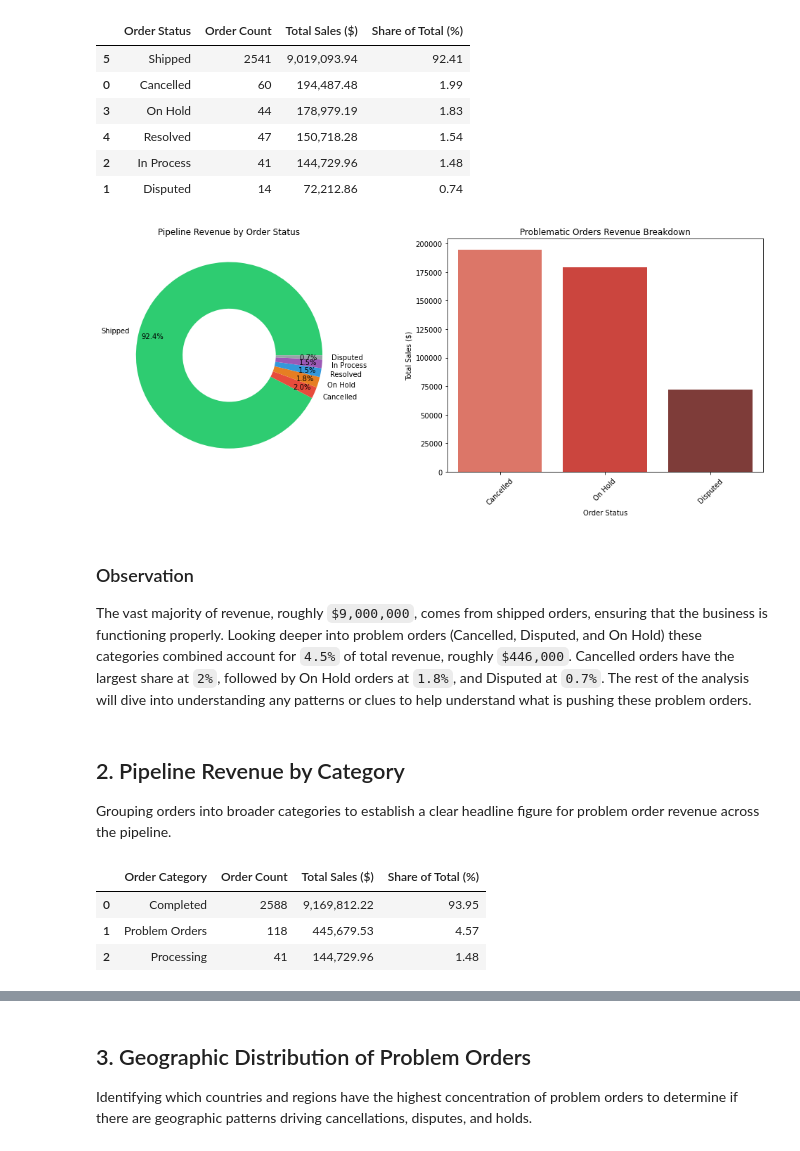
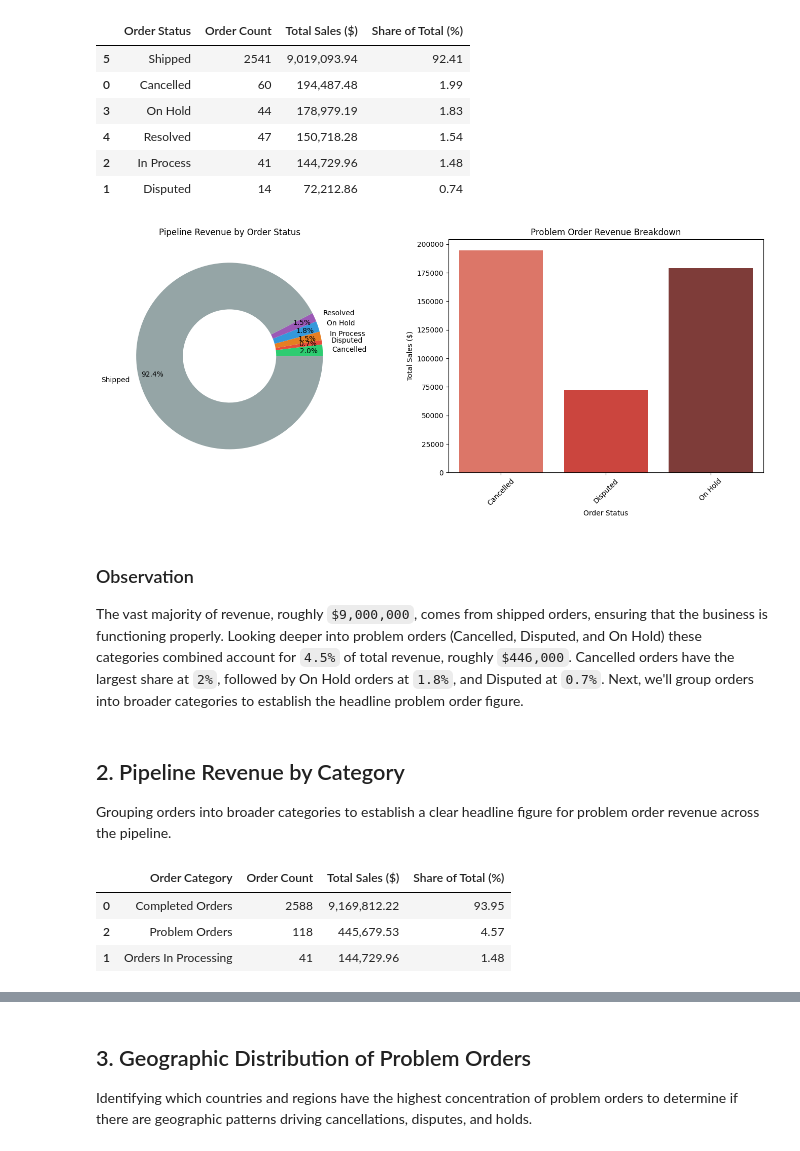
Before and after one commit to mcdonald-r/automobile-sales-analysis, a Jupyter notebook: auto_sales_analysis.ipynb, the cells around one changed output, grey strips where cells are left out. Cells and saved outputs as stored; diff of their text form; code cells hidden in the pictures.

```diff
--- a/auto_sales_analysis.ipynb
+++ b/auto_sales_analysis.ipynb
@@ -57,35 +57,38 @@ status_breakdown.style.format({
 | 2 | In Process | 41 | 144,729.96 | 1.48 |
 | 1 | Disputed | 14 | 72,212.86 | 0.74 |
 # %%
+status_chart = df.groupby('STATUS').agg(
+    order_count=('ORDERNUMBER', 'count'),
+    total_sales=('SALES', 'sum')
+).reset_index()
+
 fig, (ax1, ax2) = plt.subplots(1, 2, figsize=(14, 6))
 
-# Left — donut chart for full pipeline proportions
 colors = ['#2ecc71', '#e74c3c', '#e67e22', '#3498db', '#9b59b6', '#95a5a6']
 wedges, texts, autotexts = ax1.pie(
-    status_breakdown['total_sales'],
-    labels=status_breakdown['STATUS'],
+    status_chart['total_sales'],
+    labels=status_chart['STATUS'],
     autopct='%1.1f%%',
     colors=colors,
     pctdistance=0.85,
     wedgeprops=dict(width=0.5)
 )
 ax1.set_title('Pipeline Revenue by Order Status')
 
-# Right — bar chart zoomed into at-risk only
-at_risk = status_breakdown[status_breakdown['STATUS'].isin(['Cancelled', 'Disputed', 'On Hold'])]
-sns.barplot(data=at_risk, x='STATUS', y='total_sales', palette='Reds_d', ax=ax2)
-ax2.set_title('Problematic Orders Revenue Breakdown')
+problem = status_chart[status_chart['STATUS'].isin(['Cancelled', 'Disputed', 'On Hold'])]
+sns.barplot(data=problem, x='STATUS', y='total_sales', palette='Reds_d', ax=ax2, hue='STATUS', legend=False)
+ax2.set_title('Problem Order Revenue Breakdown')
 ax2.set_xlabel('Order Status')
 ax2.set_ylabel('Total Sales ($)')
 ax2.tick_params(axis='x', rotation=45)
 
 plt.tight_layout()
 plt.show()
 # %% [output]
-[figure, old version]
+[figure, new version]
 # %% [markdown]
 ### Observation
-The vast majority of revenue, roughly `$9,000,000`, comes from shipped orders, ensuring that the business is functioning properly. Looking deeper into problem orders (Cancelled, Disputed, and On Hold) these categories combined account for `4.5%`  of total revenue, roughly `$446,000`. Cancelled orders have the largest share at `2%`, followed by On Hold orders at `1.8%`, and Disputed at `0.7%`. The rest of the analysis will dive into understanding any patterns or clues to help understand what is pushing these problem orders.
+The vast majority of revenue, roughly `$9,000,000`, comes from shipped orders, ensuring that the business is functioning properly. Looking deeper into problem orders (Cancelled, Disputed, and On Hold) these categories combined account for `4.5%`  of total revenue, roughly `$446,000`. Cancelled orders have the largest share at `2%`, followed by On Hold orders at `1.8%`, and Disputed at `0.7%`. Next, we'll group orders into broader categories to establish the headline problem order figure.
 # %% [markdown]
 ## 2. Pipeline Revenue by Category
 
@@ -93,12 +96,12 @@ Grouping orders into broader categories to establish a clear headline figure
 for problem order revenue across the pipeline.
 # %%
 category_map = {
-    'Shipped': 'Completed',
-    'Resolved': 'Completed',
+    'Shipped': 'Completed Orders',
+    'Resolved': 'Completed Orders',
     'Cancelled': 'Problem Orders',
     'Disputed': 'Problem Orders',
     'On Hold': 'Problem Orders',
-    'In Process': 'Processing'
+    'In Process': 'Orders In Processing'
 }
 
 df['order_category'] = df['STATUS'].map(category_map)
@@ -127,9 +130,9 @@ category_breakdown.style.format({
 })
 # %% [output]
 |  | Order Category | Order Count | Total Sales ($) | Share of Total (%) |
-| 0 | Completed | 2588 | 9,169,812.22 | 93.95 |
-| 1 | Problem Orders | 118 | 445,679.53 | 4.57 |
-| 2 | Processing | 41 | 144,729.96 | 1.48 |
+| 0 | Completed Orders | 2588 | 9,169,812.22 | 93.95 |
+| 2 | Problem Orders | 118 | 445,679.53 | 4.57 |
+| 1 | Orders In Processing | 41 | 144,729.96 | 1.48 |
 # %%
 colors = ['#2ecc71', '#e74c3c', '#3498db']
 
```
Also changed, not shown: parts of 5 cells of this notebook.
